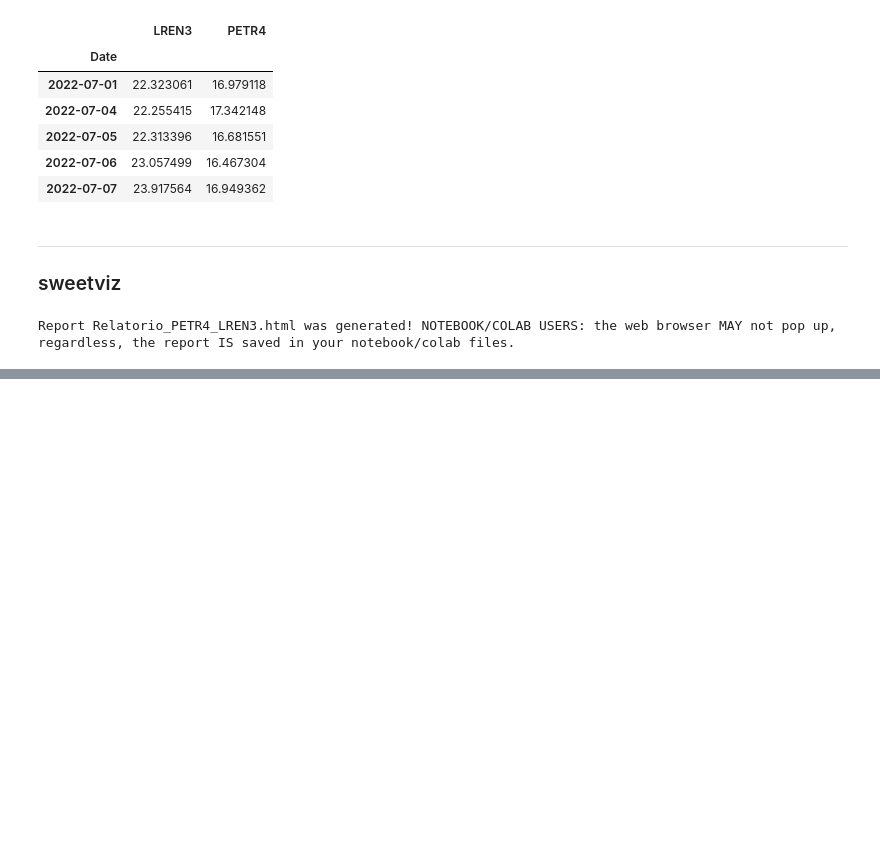
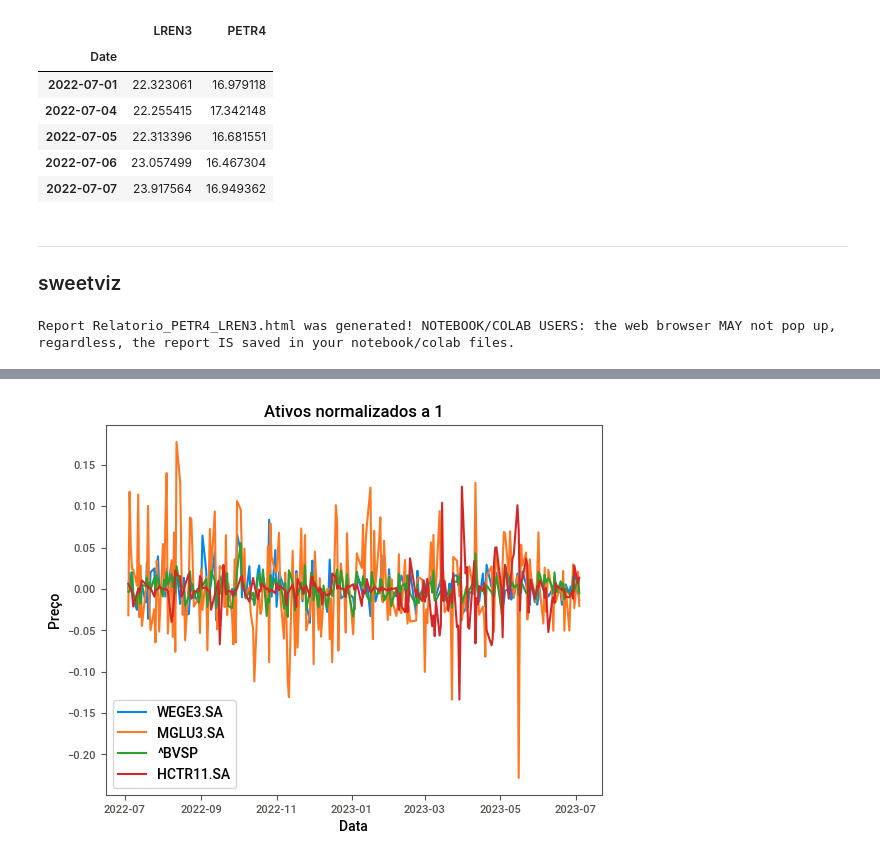
Before and after one commit to victordhn/Finance-Projects, a Jupyter notebook: Python para Finanças.ipynb, the cells around one changed output, grey strips where cells are left out. Saved outputs shown, nothing was run; the diff lists cells and outputs as text; code cells hidden in the pictures; blank space fills up the shorter version.

```diff
--- a/Python para Finanças.ipynb
+++ b/Python para Finanças.ipynb
@@ -141,0 +250,10 @@ Report Relatorio_PETR4_LREN3.html was generated! NOTEBOOK/COLAB USERS: the web b
+# %%
+#plot normalizado, % change
+plt.plot(data_perc.index,data_perc[lista])
+plt.title('Ativos normalizados a 1')
+plt.xlabel('Data')
+plt.ylabel('Preço')
+plt.legend(lista)
+plt.show()
+# %% [output]
+[figure, added]
```
Also changed, not shown: parts of 33 cells of this notebook.
